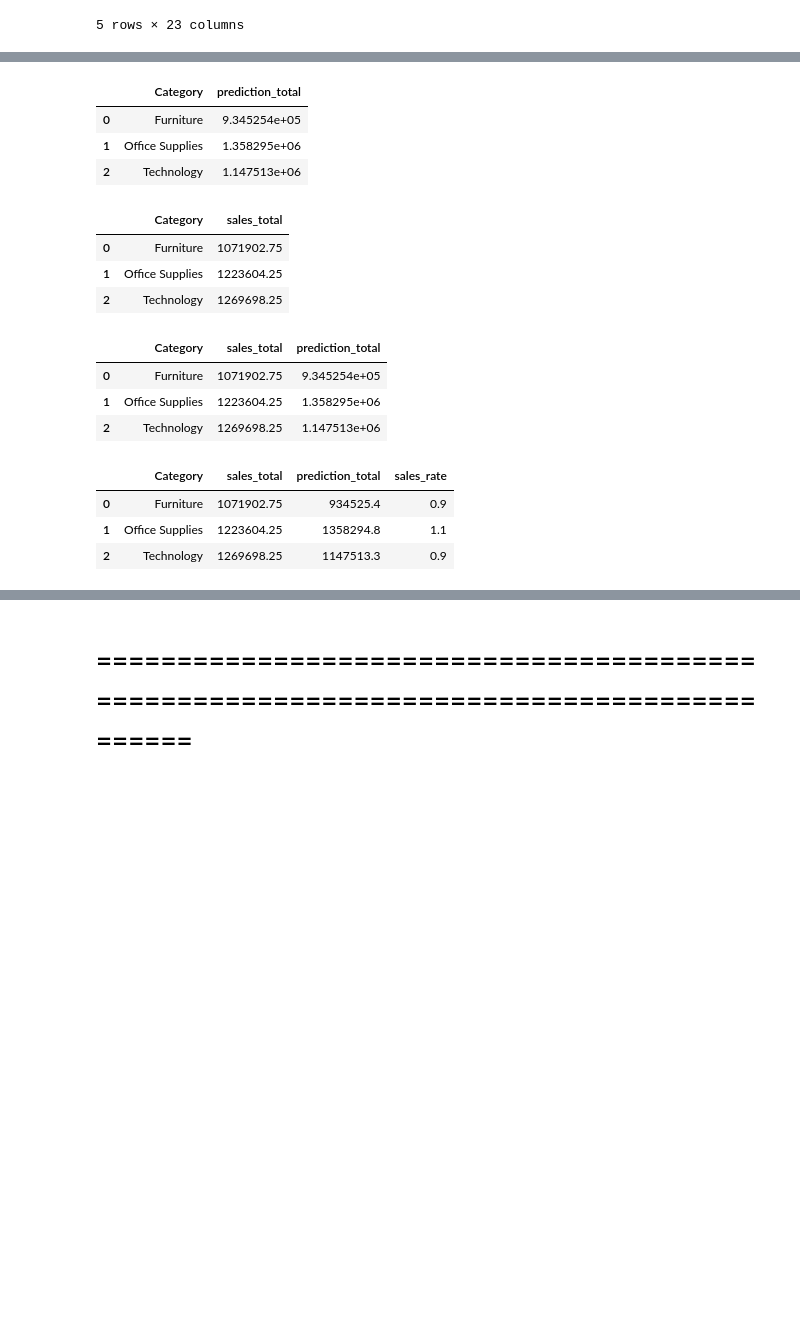
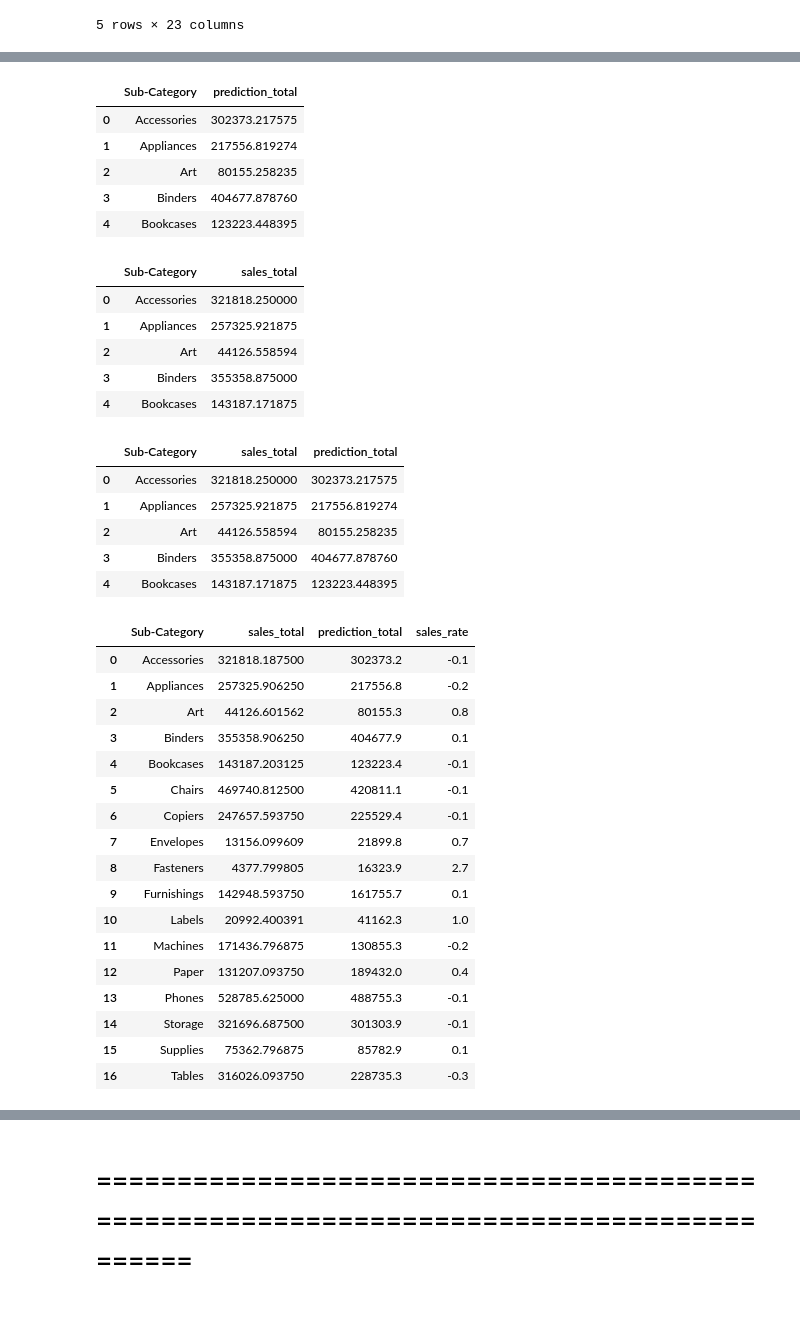
Before and after one commit to ji-min000/b06, a Jupyter notebook: 동진)총매출_예측3.ipynb, the cells around one changed output, grey strips where cells are left out. Drawn from its saved outputs; the diff is of its cells as text; code cells hidden in the pictures; blank space fills up the shorter version.

```diff
--- a/동진)총매출_예측3.ipynb
+++ b/동진)총매출_예측3.ipynb
@@ -145,11 +144,11 @@ predictions_21.head()
 | 4 | 2020-01-01 | 8071 | CA-2017-151750 | Standard Class | JM-15250 | Consumer | United States | Huntsville | Texas | ... |
 5 rows × 23 columns
 # %%
-# #서브 카테고리 실행할때 참조 풀것====================
-# predic_21 = predictions_21.groupby('Sub-Category')['prediction_total'].sum()
+#서브 카테고리 실행할때 참조 풀것====================
+predic_21 = predictions_21.groupby('Sub-Category')['prediction_total'].sum()
 
-#카테고리 실행할때 참조 풀것====================
-predic_21 = predictions_21.groupby('Category')['prediction_total'].sum()
+# #카테고리 실행할때 참조 풀것====================
+# predic_21 = predictions_21.groupby('Category')['prediction_total'].sum()
 
 predic_21.head(17)
 # %% [output]
@@ -160,9 +173,9 @@ Technology         1.147513e+06
 Name: prediction_total, dtype: float64
 # %%
-# #서브 카테고리 실행할때 참조 풀것====================
-# predic_20 = predictions_21.groupby('Sub-Category')['sales_total'].sum()
+#서브 카테고리 실행할때 참조 풀것====================
+predic_20 = predictions_21.groupby('Sub-Category')['sales_total'].sum()
 
-#카테고리 실행할때 참조 풀것====================
-predic_20 = predictions_21.groupby('Category')['sales_total'].sum()
+# #카테고리 실행할때 참조 풀것====================
+# predic_20 = predictions_21.groupby('Category')['sales_total'].sum()
 predic_20.head(17)
 # %% [output]
@@ -182,39 +209,59 @@ predic_20_df.reset_index(inplace=True)
 # %%
 predic_21_df.head()
 # %% [output]
-|  | Category | prediction_total |
-| 0 | Furniture | 9.345254e+05 |
-| 1 | Office Supplies | 1.358295e+06 |
-| 2 | Technology | 1.147513e+06 |
+|  | Sub-Category | prediction_total |
+| 0 | Accessories | 302373.217575 |
+| 1 | Appliances | 217556.819274 |
+| 2 | Art | 80155.258235 |
+| 3 | Binders | 404677.878760 |
+| 4 | Bookcases | 123223.448395 |
 # %%
 predic_20_df.head()
 # %% [output]
-|  | Category | sales_total |
-| 0 | Furniture | 1071902.75 |
-| 1 | Office Supplies | 1223604.25 |
-| 2 | Technology | 1269698.25 |
+|  | Sub-Category | sales_total |
+| 0 | Accessories | 321818.250000 |
+| 1 | Appliances | 257325.921875 |
+| 2 | Art | 44126.558594 |
+| 3 | Binders | 355358.875000 |
+| 4 | Bookcases | 143187.171875 |
 # %%
 # predic_21_df['Sales'] = predic_20_df['Sales']
 # predic_21_df.head()
 
-#서브 카테고리 실행할때 참조 풀것====================
-# predic_join_df = pd.merge(predic_20_df, predic_21_df, on='Sub-Category')
+# 서브 카테고리 실행할때 참조 풀것====================
+predic_join_df = pd.merge(predic_20_df, predic_21_df, on='Sub-Category')
 
 
-#카테고리 실행할때 참조 풀것====================
-predic_join_df = pd.merge(predic_20_df, predic_21_df, on='Category')
+# #카테고리 실행할때 참조 풀것====================
+# predic_join_df = pd.merge(predic_20_df, predic_21_df, on='Category')
 
 predic_join_df.head()
 # %% [output]
-|  | Category | sales_total | prediction_total |
-| 0 | Furniture | 1071902.75 | 9.345254e+05 |
-| 1 | Office Supplies | 1223604.25 | 1.358295e+06 |
-| 2 | Technology | 1269698.25 | 1.147513e+06 |
+|  | Sub-Category | sales_total | prediction_total |
+| 0 | Accessories | 321818.250000 | 302373.217575 |
+| 1 | Appliances | 257325.921875 | 217556.819274 |
+| 2 | Art | 44126.558594 | 80155.258235 |
+| 3 | Binders | 355358.875000 | 404677.878760 |
+| 4 | Bookcases | 143187.171875 | 123223.448395 |
 # %%
-predic_join_df['sales_rate'] = predic_join_df['prediction_total'] /predic_join_df['sales_total']
+predic_join_df['sales_rate'] = (predic_join_df['prediction_total'] - predic_join_df['sales_total']) / predic_join_df['sales_total']
 predic_join_df.head(17).round(1)
 # %% [output]
-|  | Category | sales_total | prediction_total | sales_rate |
-| 0 | Furniture | 1071902.75 | 934525.4 | 0.9 |
-| 1 | Office Supplies | 1223604.25 | 1358294.8 | 1.1 |
-| 2 | Technology | 1269698.25 | 1147513.3 | 0.9 |
+|  | Sub-Category | sales_total | prediction_total | sales_rate |
+| 0 | Accessories | 321818.187500 | 302373.2 | -0.1 |
+| 1 | Appliances | 257325.906250 | 217556.8 | -0.2 |
+| 2 | Art | 44126.601562 | 80155.3 | 0.8 |
+| 3 | Binders | 355358.906250 | 404677.9 | 0.1 |
+| 4 | Bookcases | 143187.203125 | 123223.4 | -0.1 |
+| 5 | Chairs | 469740.812500 | 420811.1 | -0.1 |
+| 6 | Copiers | 247657.593750 | 225529.4 | -0.1 |
+| 7 | Envelopes | 13156.099609 | 21899.8 | 0.7 |
+| 8 | Fasteners | 4377.799805 | 16323.9 | 2.7 |
+| 9 | Furnishings | 142948.593750 | 161755.7 | 0.1 |
+| 10 | Labels | 20992.400391 | 41162.3 | 1.0 |
+| 11 | Machines | 171436.796875 | 130855.3 | -0.2 |
+| 12 | Paper | 131207.093750 | 189432.0 | 0.4 |
+| 13 | Phones | 528785.625000 | 488755.3 | -0.1 |
+| 14 | Storage | 321696.687500 | 301303.9 | -0.1 |
+| 15 | Supplies | 75362.796875 | 85782.9 | 0.1 |
+| 16 | Tables | 316026.093750 | 228735.3 | -0.3 |
```
Also changed, not shown: parts of 9 cells of this notebook.
